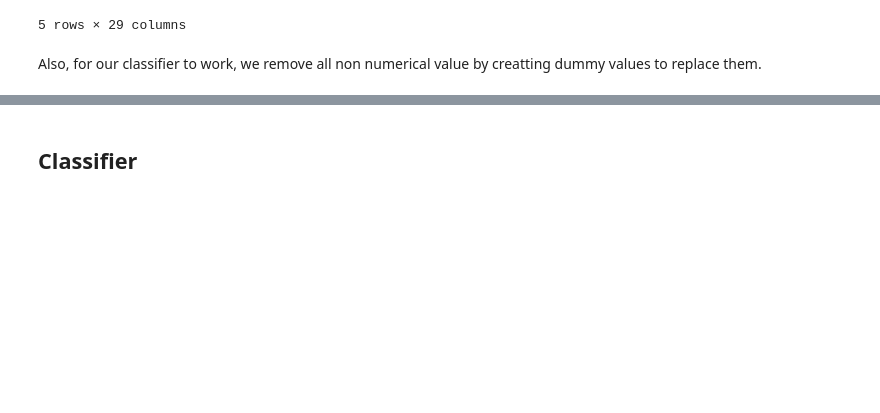
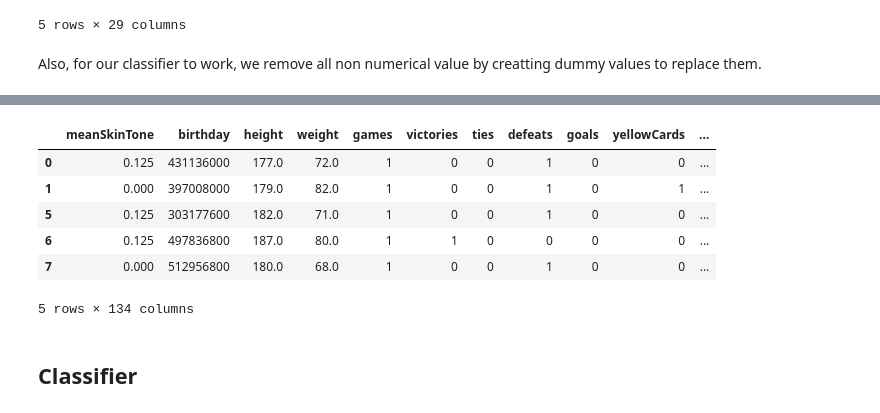
Before and after one commit to daniel-guggenheim/ada-homeworks, a Jupyter notebook: 04 - Applied ML/HW4 - main.ipynb, the cells around one changed output, grey strips where cells are left out. Saved outputs shown, nothing was run; the diff lists cells and outputs as text; code cells hidden in the pictures; blank space fills up the shorter version.

```diff
--- a/04 - Applied ML/HW4 - main.ipynb
+++ b/04 - Applied ML/HW4 - main.ipynb
@@ -120 +130,11 @@ print("Now we have",dummydf.columns.size, "columns.")
+# %%
+dummydf.head()
+# %% [output]
+|  | meanSkinTone | birthday | height | weight | games | victories | ties | defeats | goals | yellowCards | ... |
+| 0 | 0.125 | 431136000 | 177.0 | 72.0 | 1 | 0 | 0 | 1 | 0 | 0 | ... |
+| 1 | 0.000 | 397008000 | 179.0 | 82.0 | 1 | 0 | 0 | 1 | 0 | 1 | ... |
+| 5 | 0.125 | 303177600 | 182.0 | 71.0 | 1 | 0 | 0 | 1 | 0 | 0 | ... |
+| 6 | 0.125 | 497836800 | 187.0 | 80.0 | 1 | 1 | 0 | 0 | 0 | 0 | ... |
+| 7 | 0.000 | 512956800 | 180.0 | 68.0 | 1 | 0 | 0 | 1 | 0 | 0 | ... |
+5 rows × 134 columns
 # %%
```
Also changed, not shown: parts of 11 cells of this notebook.
